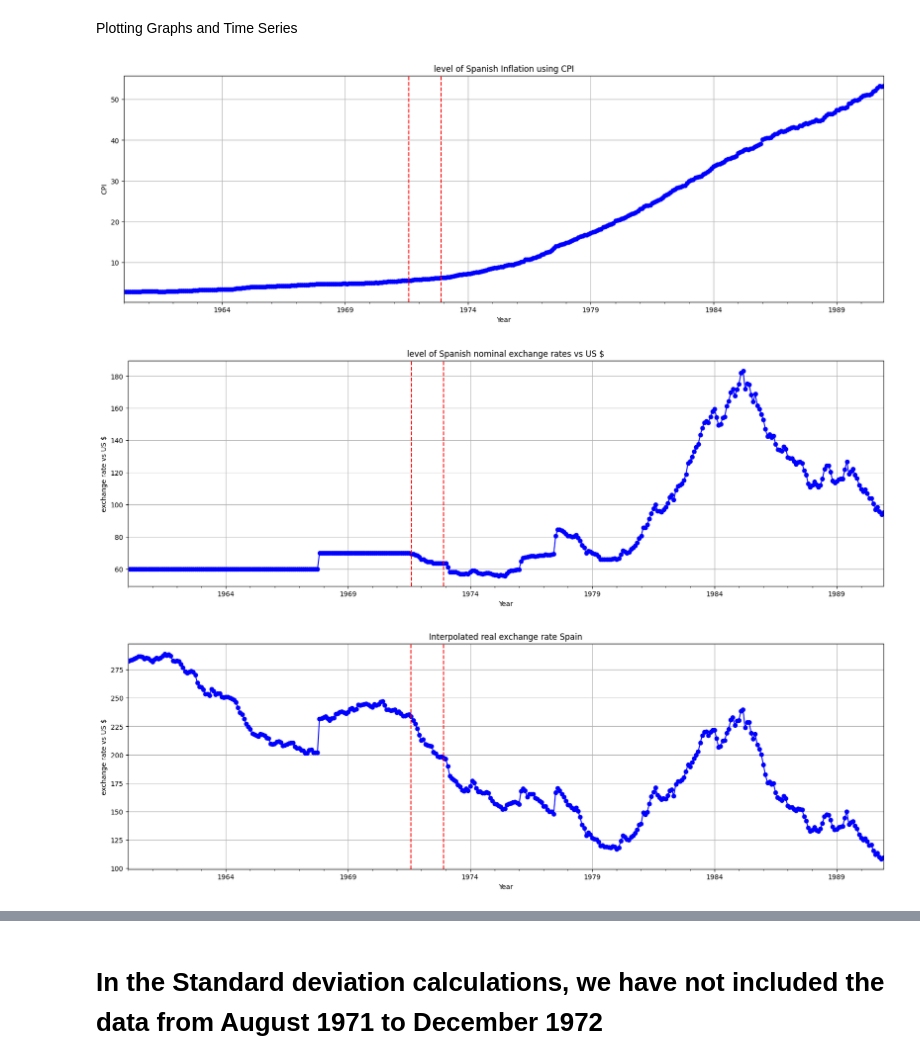
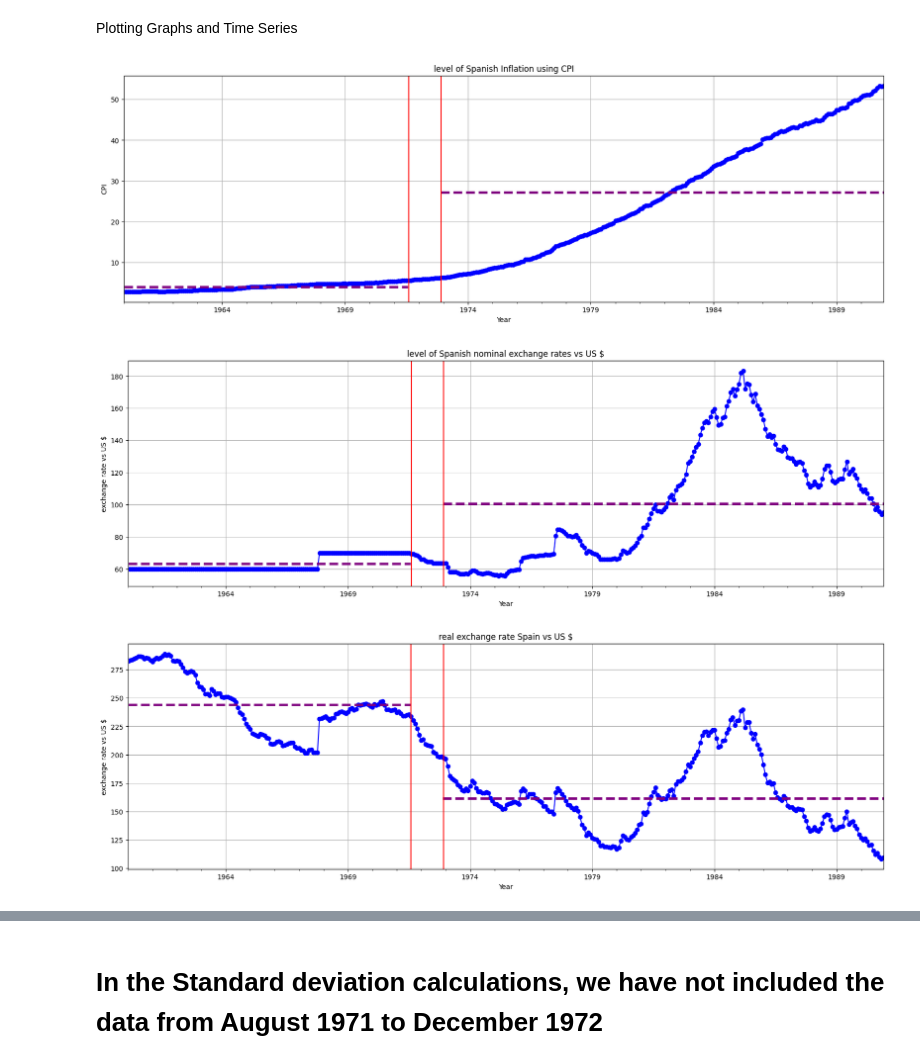
Before and after one commit to Josh-Yg/Macro-Pythonwork, a Jupyter notebook: Data Cleaning.ipynb, the cells around one changed output, grey strips where cells are left out. Saved outputs shown, nothing was run; the diff lists cells and outputs as text; code cells hidden in the pictures.

```diff
--- a/Data Cleaning.ipynb
+++ b/Data Cleaning.ipynb
@@ -310,18 +280,31 @@ interpolated_US_index_of_value_of_international_reserves =interpolated_df_US_mon
 # %% [markdown]
 Plotting Graphs and Time Series
 # %%
-#levels of nominal exchange rates Spain
+#levels of CPI Spain
 plt.figure(figsize=(20, 6))
 df_month_series['Consumer Price Index'].plot(kind='line', marker='o', color='blue', linestyle='-')
 plt.title('level of Spanish Inflation using CPI')
 plt.xlabel('Year')
 plt.ylabel('CPI')
-plt.axvline(pd.to_datetime('1971-08-01'), color='red', linestyle='--')  # Nixon shock time which we don't calculate into our
-plt.axvline(pd.to_datetime('1972-12-01'), color='red', linestyle='--')  # comparison statistics data
+# Calculating two average lines of the series before and after the Nixon shock period
+avg_before_Bretton = df_month_series['Consumer Price Index'][0:139].mean()
+avg_after_Bretton = df_month_series['Consumer Price Index'][156:].mean()
+vertical_boundary = pd.to_datetime('1971-08-01')
+vertical_boundary2 = pd.to_datetime('1972-12-01')
+desired_index2 = df_month_series.index.get_loc(vertical_boundary2)
+total_length2 = len(df_month_series.index)
+line_beginning = desired_index2 / total_length2
+desired_index = df_month_series.index.get_loc(vertical_boundary)
+total_length = len(df_month_series.index)
+line_length = desired_index / total_length
+plt.axhline(y=avg_before_Bretton, xmin=0, xmax= line_length, color='purple', linestyle='dashed', linewidth = 3.5)
+plt.axhline(y=avg_after_Bretton, xmin= line_beginning, xmax= total_length, color='purple', linestyle='dashed', linewidth = 3.5)
+plt.axvline(pd.to_datetime('1971-08-01'), color='red', linestyle='solid')  # Nixon shock time which we don't calculate into our
+plt.axvline(pd.to_datetime('1972-12-01'), color='red', linestyle='solid')  # comparison statistics data
 plt.grid(True)
 plt.show()
 # %% [output]
-[figure, old version]
+[figure, new version]
 # %%
 #levels of nominal exchange rates Spain
 plt.figure(figsize=(20, 6))
@@ -329,25 +312,51 @@ df_month_series['Exchange rate value'].plot(kind='line', marker='o', color='blue
 plt.title('level of Spanish nominal exchange rates vs US $')
 plt.xlabel('Year')
 plt.ylabel('exchange rate vs US $')
-plt.axvline(pd.to_datetime('1971-08-01'), color='red', linestyle='--')  # Nixon shock time which we don't calculate into our
-plt.axvline(pd.to_datetime('1972-12-01'), color='red', linestyle='--')  # comparison statistics data
+# Calculating two average lines of the series before and after the Nixon shock period
+avg_before_Bretton = df_month_series['Exchange rate value'][0:139].mean()
+avg_after_Bretton = df_month_series['Exchange rate value'][156:].mean()
+vertical_boundary = pd.to_datetime('1971-08-01')
+vertical_boundary2 = pd.to_datetime('1972-12-01')
+desired_index2 = df_month_series.index.get_loc(vertical_boundary2)
+total_length2 = len(df_month_series.index)
+line_beginning = desired_index2 / total_length2
+desired_index = df_month_series.index.get_loc(vertical_boundary)
+total_length = len(df_month_series.index)
+line_length = desired_index / total_length
+plt.axhline(y=avg_before_Bretton, xmin=0, xmax= line_length, color='purple', linestyle='dashed', linewidth = 3.5)
+plt.axhline(y=avg_after_Bretton, xmin= line_beginning, xmax= total_length, color='purple', linestyle='dashed', linewidth = 3.5)
+plt.axvline(pd.to_datetime('1971-08-01'), color='red', linestyle='solid')  # Nixon shock time which we don't calculate into our
+plt.axvline(pd.to_datetime('1972-12-01'), color='red', linestyle='solid')  # comparison statistics data
 plt.grid(True)
 plt.show()
 # %% [output]
-[figure, old version]
+[figure, new version]
 # %%
 #levels of real exchange rates Spain
 plt.figure(figsize=(20, 6))
-interpolated_df_month_series['Real exchange rate'].plot(kind='line', marker='o', color='blue', linestyle='-')
-plt.title('Interpolated real exchange rate Spain')
+df_month_series['Real exchange rate'].plot(kind='line', marker='o', color='blue', linestyle='-')
+plt.title('real exchange rate Spain vs US $')
 plt.xlabel('Year')
 plt.ylabel('exchange rate vs US $')
-plt.axvline(pd.to_datetime('1971-08-01'), color='red', linestyle='--')  # Nixon shock time which we don't calculate into our
-plt.axvline(pd.to_datetime('1972-12-01'), color='red', linestyle='--')  # comparison statistics data
+# Calculating two average lines of the series before and after the Nixon shock period
+avg_before_Bretton = df_month_series['Real exchange rate'][0:139].mean()
+avg_after_Bretton = df_month_series['Real exchange rate'][156:].mean()
+vertical_boundary = pd.to_datetime('1971-08-01')
+vertical_boundary2 = pd.to_datetime('1972-12-01')
+desired_index2 = df_month_series.index.get_loc(vertical_boundary2)
+total_length2 = len(df_month_series.index)
+line_beginning = desired_index2 / total_length2
+desired_index = df_month_series.index.get_loc(vertical_boundary)
+total_length = len(df_month_series.index)
+line_length = desired_index / total_length
+plt.axhline(y=avg_before_Bretton, xmin=0, xmax= line_length, color='purple', linestyle='dashed', linewidth = 3.5)
+plt.axhline(y=avg_after_Bretton, xmin= line_beginning, xmax= total_length, color='purple', linestyle='dashed', linewidth = 3.5)
+plt.axvline(pd.to_datetime('1971-08-01'), color='red', linestyle='solid')  # Nixon shock time which we don't calculate into our
+plt.axvline(pd.to_datetime('1972-12-01'), color='red', linestyle='solid')  # comparison statistics data
 plt.grid(True)
 plt.show()
 # %% [output]
-[figure, old version]
+[figure, new version]
 # %%
 #levels of inflation Spain
 plt.figure(figsize=(20, 6))
```
Also changed, not shown: parts of 33 cells of this notebook.
